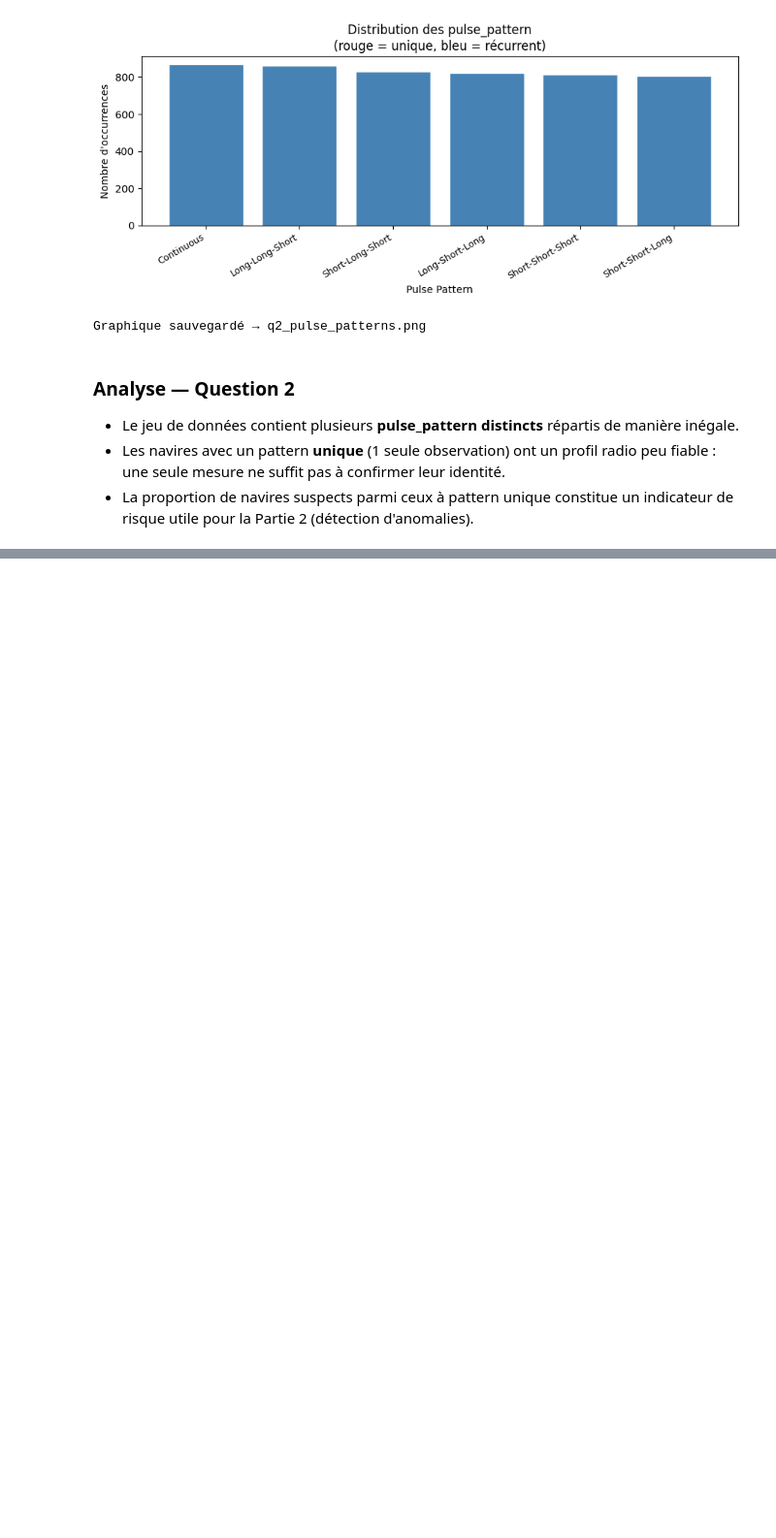
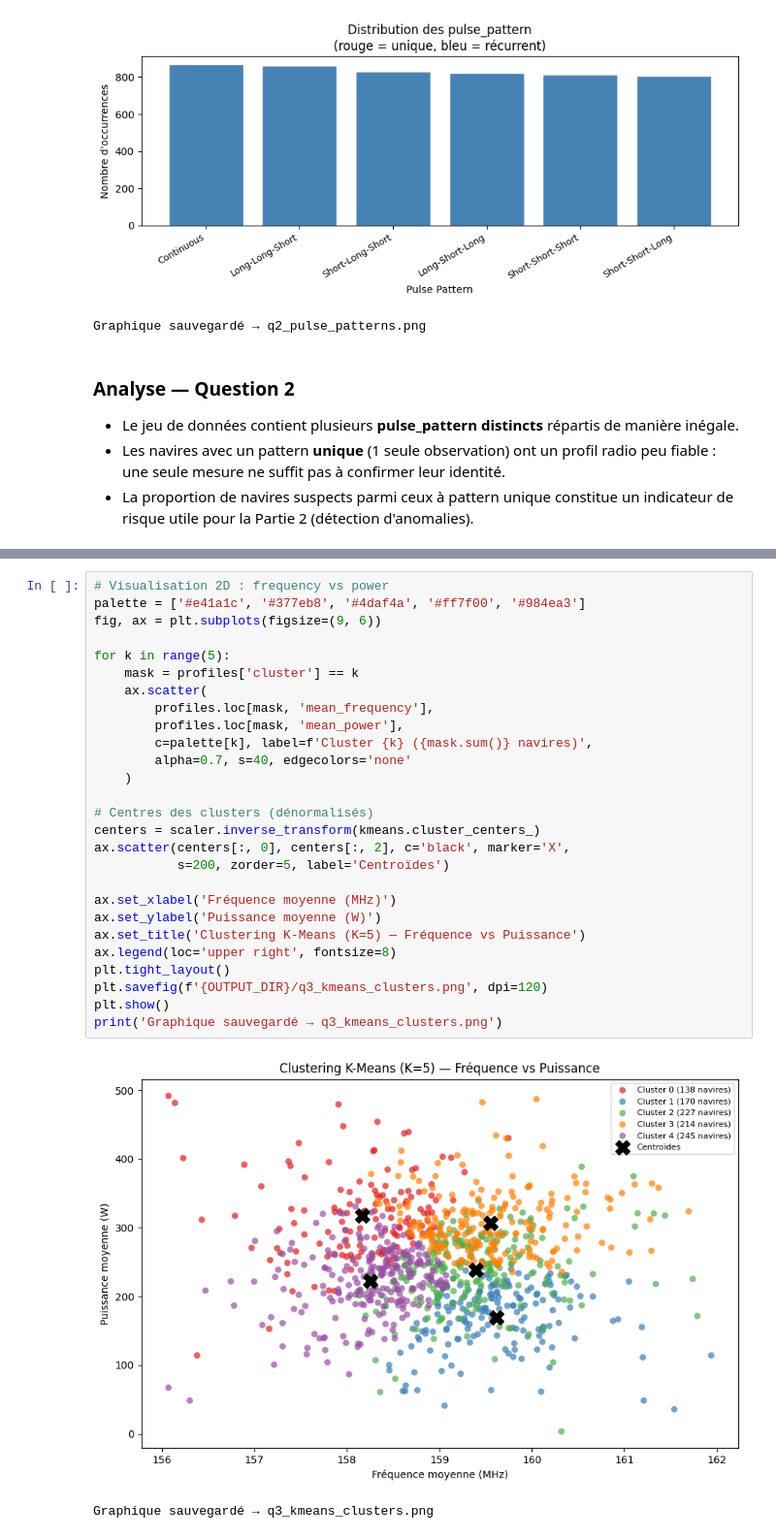
Before and after one commit to nemily-A7/hackathon, a Jupyter notebook: work/solutions_generalisation.ipynb, the cells around one changed output, grey strips where cells are left out. Shown at 97% size. Cells and saved outputs as stored; diff of their text form; blank space fills up the shorter version.

```diff
--- a/work/solutions_generalisation.ipynb
+++ b/work/solutions_generalisation.ipynb
@@ -177,0 +219,30 @@ Graphique sauvegardé → q2_pulse_patterns.png
+# %%
+# Visualisation 2D : frequency vs power
+palette = ['#e41a1c', '#377eb8', '#4daf4a', '#ff7f00', '#984ea3']
+fig, ax = plt.subplots(figsize=(9, 6))
+
+for k in range(5):
+    mask = profiles['cluster'] == k
+    ax.scatter(
+        profiles.loc[mask, 'mean_frequency'],
+        profiles.loc[mask, 'mean_power'],
+        c=palette[k], label=f'Cluster {k} ({mask.sum()} navires)',
+        alpha=0.7, s=40, edgecolors='none'
+    )
+
+# Centres des clusters (dénormalisés)
+centers = scaler.inverse_transform(kmeans.cluster_centers_)
+ax.scatter(centers[:, 0], centers[:, 2], c='black', marker='X',
+           s=200, zorder=5, label='Centroïdes')
+
+ax.set_xlabel('Fréquence moyenne (MHz)')
+ax.set_ylabel('Puissance moyenne (W)')
+ax.set_title('Clustering K-Means (K=5) — Fréquence vs Puissance')
+ax.legend(loc='upper right', fontsize=8)
+plt.tight_layout()
+plt.savefig(f'{OUTPUT_DIR}/q3_kmeans_clusters.png', dpi=120)
+plt.show()
+print('Graphique sauvegardé → q3_kmeans_clusters.png')
+# %% [output]
+[figure, added]
+Graphique sauvegardé → q3_kmeans_clusters.png
```
Also changed, not shown: parts of 3 cells of this notebook, 1 other file.
